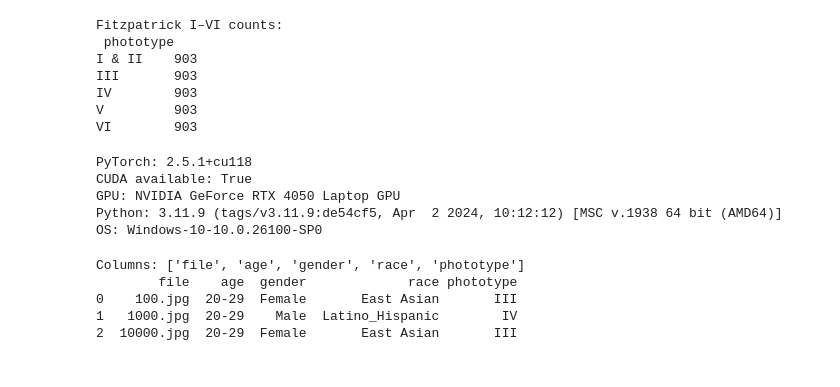
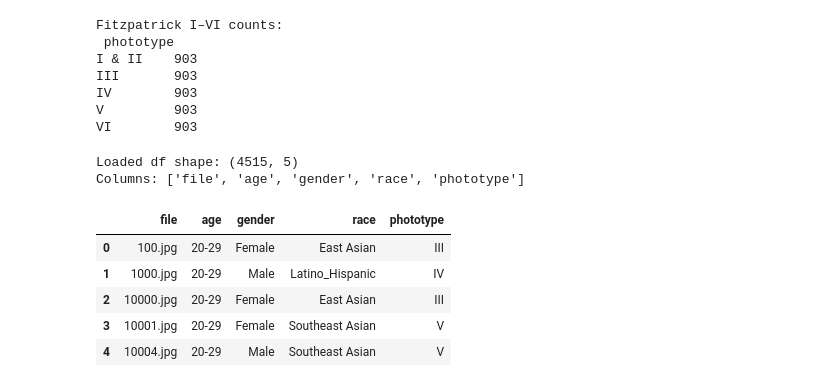
Before and after one commit to ACME-Outreach/ACME-setup-env, a Jupyter notebook: EDA-Fitzpatrick17k.ipynb, the cells around one changed output. Cells and saved outputs as stored; diff of their text form; code cells hidden in the pictures.

```diff
--- a/EDA-Fitzpatrick17k.ipynb
+++ b/EDA-Fitzpatrick17k.ipynb
@@ -280,20 +137,0 @@ def make_balanced_loader(dataset, batch_size=64, workers=4):
-# %%
-# cell 0
-# If already installed, you can skip these.
-# CUDA 12.1 wheels (great for RTX 40xx):
-# !pip -q install --upgrade torch torchvision --index-url https://download.pytorch.org/whl/cu121
-# !pip -q install pandas matplotlib Pillow tqdm
-
-import torch, platform, sys
-print("PyTorch:", torch.__version__)
-print("CUDA available:", torch.cuda.is_available())
-if torch.cuda.is_available():
-    print("GPU:", torch.cuda.get_device_name(0))
-print("Python:", sys.version)
-print("OS:", platform.platform())
-# %% [output]
-PyTorch: 2.5.1+cu118
-CUDA available: True
-GPU: NVIDIA GeForce RTX 4050 Laptop GPU
-Python: 3.11.9 (tags/v3.11.9:de54cf5, Apr  2 2024, 10:12:12) [MSC v.1938 64 bit (AMD64)]
-OS: Windows-10-10.0.26100-SP0
@@ -300,31 +156,30 @@ OS: Windows-10-10.0.26100-SP0
 # %%
-# cell 1
-
+# Cell 1
 from pathlib import Path
 import pandas as pd
+import numpy as np
+import unicodedata, urllib.parse, difflib
+from collections import Counter, defaultdict
+from PIL import Image
+import torch
 
-DATA_ROOT = Path("fitzpatrick17k")         # adjust if needed
+DATA_ROOT = Path("fitzpatrick17k")
 CSV_PATH  = DATA_ROOT / "labels.csv"
 IMG_ROOT  = DATA_ROOT / "images"
 
-assert CSV_PATH.is_file(), f"CSV not found: {CSV_PATH}"
-assert IMG_ROOT.is_dir(),  f"images/ not found: {IMG_ROOT}"
+assert CSV_PATH.exists(), f"CSV not found at {CSV_PATH}"
+assert IMG_ROOT.exists(), f"images folder not found at {IMG_ROOT}"
 
 df = pd.read_csv(CSV_PATH)
+print("Loaded df shape:", df.shape)
 print("Columns:", df.columns.tolist())
-print(df.head(3))
-
-# auto-detect a column holding the image relative path
-PATH_COL = None
-for c in ["image_path", "image", "filepath", "file", "filename", "path"]:
-    if c in df.columns:
-        PATH_COL = c; break
-assert PATH_COL is not None, "Could not find an image path column."
-LABEL_COL = "phototype"   # this dataset uses 'phototype'
-assert LABEL_COL in df.columns, f"Missing label column '{LABEL_COL}'"
+df.head()
 # %% [output]
+Loaded df shape: (4515, 5)
 Columns: ['file', 'age', 'gender', 'race', 'phototype']
-        file    age  gender             race phototype
-0    100.jpg  20-29  Female       East Asian       III
-1   1000.jpg  20-29    Male  Latino_Hispanic        IV
-2  10000.jpg  20-29  Female       East Asian       III
+|  | file | age | gender | race | phototype |
+| 0 | 100.jpg | 20-29 | Female | East Asian | III |
+| 1 | 1000.jpg | 20-29 | Male | Latino_Hispanic | IV |
+| 2 | 10000.jpg | 20-29 | Female | East Asian | III |
+| 3 | 10001.jpg | 20-29 | Female | Southeast Asian | V |
+| 4 | 10004.jpg | 20-29 | Male | Southeast Asian | V |
```
Also changed, not shown: parts of 32 cells of this notebook, 7 other files.
